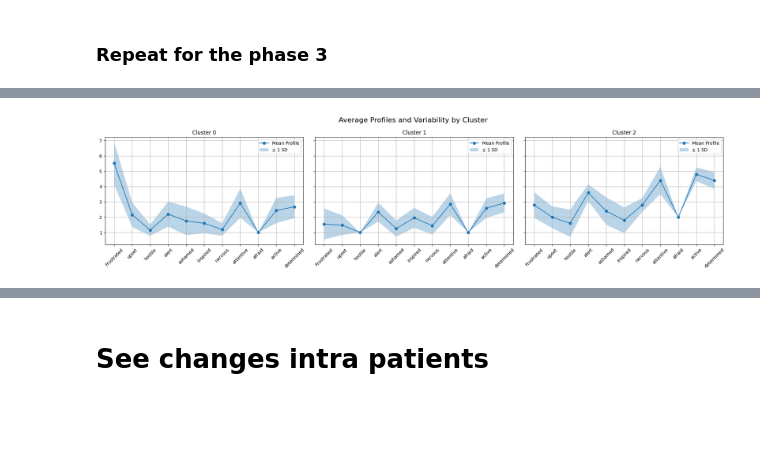
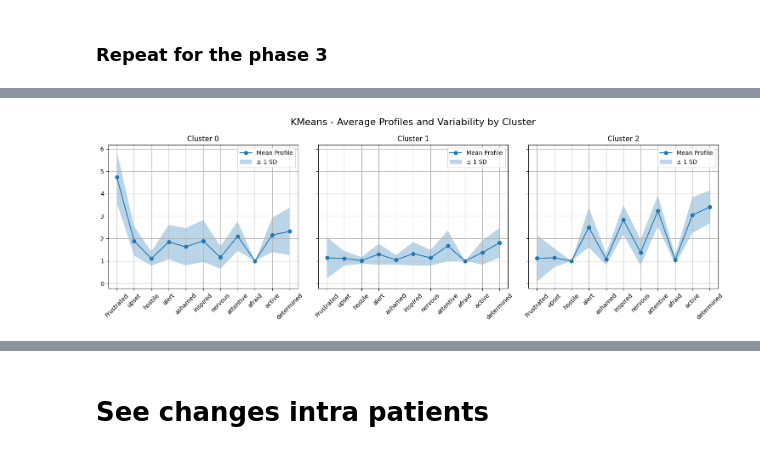
Before and after one commit to LuisMartindelCerro/CDA_case2, a Jupyter notebook: Python/emotions_cluster.ipynb, the cells around one changed output, grey strips where cells are left out. Drawn from its saved outputs; the diff is of its cells as text; code cells hidden in the pictures; blank space fills up the shorter version.

Commit message:
make better the plots for the emotions_cluster notebook

```diff
--- a/Python/emotions_cluster.ipynb
+++ b/Python/emotions_cluster.ipynb
@@ -13,7 +15,7 @@ from sklearn.metrics import confusion_matrix
 ## Load the Data
 # %%
 # Load data
-df = pd.read_csv('../data/HR_data.csv')
+df = pd.read_csv('../data/HR_data_preprocessed.csv')
 
 emotions_columns = ["Frustrated","upset","hostile","alert","ashamed","inspired","nervous","attentive","afraid","active","determined"]
 
@@ -227,16 +286,0 @@ plt.show()
-# %%
-# plot the Gap curve
-plt.figure()
-plt.title('Gap curve')
-Gk =  Elog_Wu.T - np.log(W)
-plt.plot(x_range,Gk,color='green')
-x_range_list = []
-x_range_list.append(x_range)
-x_range_list.append(x_range)
-GkList = []
-GkList.append(Gk-sk)
-GkList.append(Gk+sk)
-plt.plot(x_range_list, GkList, color='orange')
-plt.ylabel('G(k)+/- s_k')
-plt.xlabel('number of clusters - k')
-plt.show()
@@ -375,42 +451,59 @@ plt.show()
 # %%
-# Assuming your df_emotions is already defined and preprocessed
+# Asegura que df_emotions esté como DataFrame
+df_emotions3= pd.DataFrame(df_emotions3, columns=emotions_columns)
 
-# If df_emotions is a numpy array, convert it to DataFrame
-df_emotions3 = pd.DataFrame(df_emotions3, columns=emotions_columns)
+# Diccionario para almacenar etiquetas
+cluster_labels = {}
 
-# 2. Perform KMeans clustering
+# 1. KMeans clustering
 kmeans = KMeans(n_clusters=3, random_state=0).fit(df_emotions3)
-labels = kmeans.labels_
+cluster_labels['KMeans'] = kmeans.labels_
 
-# 3. Create a DataFrame to hold the cluster assignments
-df_emotions3_clustered = df_emotions3.copy()
-df_emotions3_clustered['Cluster'] = labels
+# 2. Hierarchical clustering (con linkage + fcluster)
+Z = linkage(df_emotions3, method='ward', metric='euclidean')
+labels_hier = fcluster(Z, t=3, criterion='maxclust') - 1  # convertir a 0-based
+cluster_labels['Hierarchical'] = labels_hier
 
-# 4. Prepare for plotting
-n_clusters = 3
-fig, axs = plt.subplots(1, n_clusters, figsize=(20, 5), sharey=True)
+# 3. GMM clustering
+gmm = GaussianMixture(n_components=5, random_state=0).fit(df_emotions3)
+labels_gmm = gmm.predict(df_emotions3)
+cluster_labels['GMM'] = labels_gmm
 
-for cluster_id in range(n_clusters):
-    cluster_data = df_emotions2_clustered[df_emotions2_clustered['Cluster'] == cluster_id]
+# 4. Graficar los perfiles por método (con número variable de clusters)
+for method, labels in cluster_labels.items():
+    df_emotions3_clustered = df_emotions3.copy()
+    df_emotions3_clustered['Cluster'] = labels
 
-    # Compute mean and standard deviation for this cluster
-    mean_profile = cluster_data.iloc[:, :-1].mean()  # exclude 'Cluster' column
-    std_profile = cluster_data.iloc[:, :-1].std()
+    unique_clusters = np.unique(labels)
+    n_clusters_method = len(unique_clusters)
 
-    x = np.arange(len(emotions_columns))
+    fig, axs = plt.subplots(1, n_clusters_method, figsize=(5 * n_clusters_method, 5), sharey=True)
 
-    # Plot
-    axs[cluster_id].plot(x, mean_profile, marker='o', label='Mean Profile')
-    axs[cluster_id].fill_between(x, mean_profile - std_profile, mean_profile + std_profile, alpha=0.3, label='± 1 SD')
+    # Si solo hay un cluster, axs no es un array → convertirlo
+    if n_clusters_method == 1:
+        axs = [axs]
 
-    axs[cluster_id].set_title(f'Cluster {cluster_id}')
-    axs[cluster_id].set_xticks(x)
-    axs[cluster_id].set_xticklabels(emotions_columns, rotation=45)
-    axs[cluster_id].grid(True)
-    axs[cluster_id].legend()
+    for i, cluster_id in enumerate(unique_clusters):
+        cluster_data = df_emotions3_clustered[df_emotions3_clustered['Cluster'] == cluster_id]
 
-fig.suptitle('Average Profiles and Variability by Cluster', fontsize=16)
-plt.tight_layout()
-plt.show()
+        # Perfiles medios y desviación estándar
+        mean_profile = cluster_data.iloc[:, :-1].mean()
+        std_profile = cluster_data.iloc[:, :-1].std()
+
+        x = np.arange(len(emotions_columns))
+
+        axs[i].plot(x, mean_profile, marker='o', label='Mean Profile')
+        axs[i].fill_between(x, mean_profile - std_profile, mean_profile + std_profile,
+                            alpha=0.3, label='± 1 SD')
+
+        axs[i].set_title(f'Cluster {cluster_id}')
+        axs[i].set_xticks(x)
+        axs[i].set_xticklabels(emotions_columns, rotation=45)
+        axs[i].grid(True)
+        axs[i].legend()
+
+    fig.suptitle(f'{method} - Average Profiles and Variability by Cluster', fontsize=16)
+    plt.tight_layout()
+    plt.show()
 # %% [output]
-[figure, old version]
+[figure, new version]
```
Also changed, not shown: parts of 20 cells of this notebook.
